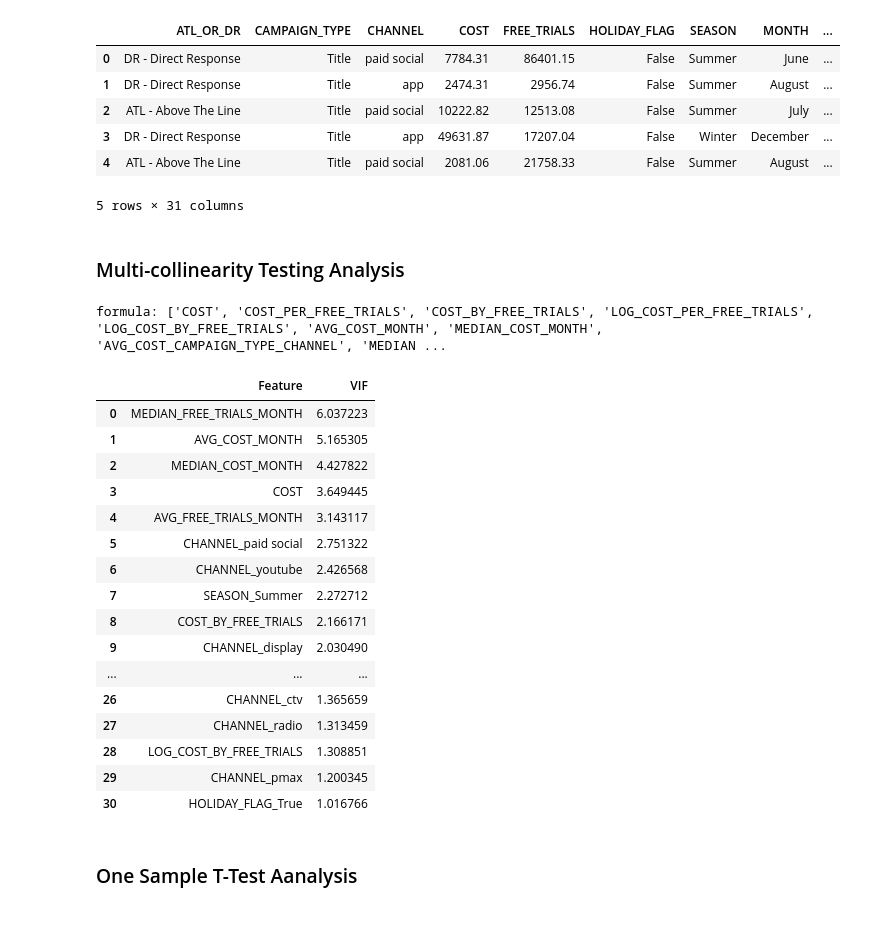
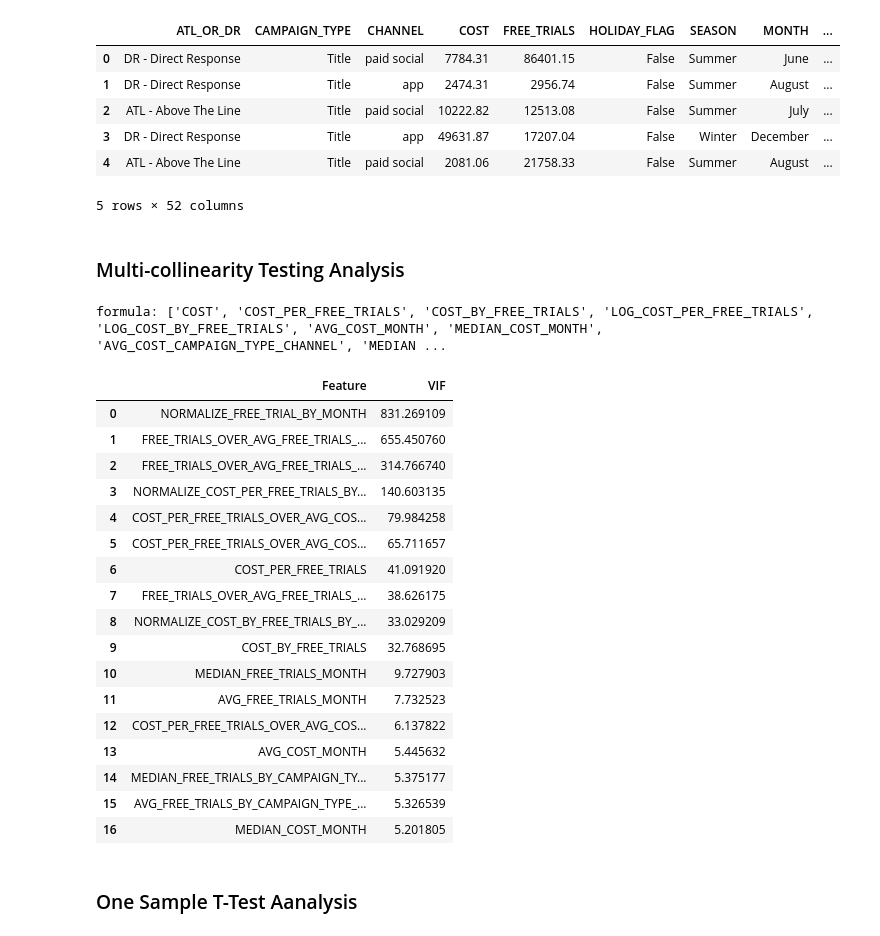
Before and after one commit to 11echeng/free-trial-analysis, a Jupyter notebook: notebooks/correlation_testing.ipynb, the cells around one changed output. Saved outputs shown, nothing was run; the diff lists cells and outputs as text; code cells hidden in the pictures.

Commit message:
rerun correlation testing

```diff
--- a/notebooks/correlation_testing.ipynb
+++ b/notebooks/correlation_testing.ipynb
@@ -19,7 +19,7 @@ from src.data_analysis.df_ttest_anova_analysis import run_one_sample_ttest, run_
 from src.data_analysis.df_multicollinearity_analysis import compute_vif
 from src.data_analysis.df_correlation_analysis import compute_correlations
 # %%
-df = get_data('featured_engineered_testing.csv', 'processed_data')
+df = get_data('featured_engineered_aggregations.csv', 'processed_data')
 df.head(5)
 # %% [output]
 |  | ATL_OR_DR | CAMPAIGN_TYPE | CHANNEL | COST | FREE_TRIALS | HOLIDAY_FLAG | SEASON | MONTH | ... |
@@ -28,51 +28,53 @@ df.head(5)
 | 2 | ATL - Above The Line | Title | paid social | 10222.82 | 12513.08 | False | Summer | July | ... |
 | 3 | DR - Direct Response | Title | app | 49631.87 | 17207.04 | False | Winter | December | ... |
 | 4 | ATL - Above The Line | Title | paid social | 2081.06 | 21758.33 | False | Summer | August | ... |
-5 rows × 31 columns
+5 rows × 52 columns
 # %% [markdown]
 ### Multi-collinearity Testing Analysis
 # %%
 # df.columns
 
 # X_df= df.drop(columns=['FREE_TRIALS', 'ATL_OR_DR_CAMPAIGN_TYPE', 'ATL_OR_DR_CAMPAIGN_TYPE_CHANNEL', 'ATL_OR_DR_CAMPAIGN_TYPE_CHANNEL_MONTH',
 #                          'ATL_OR_DR_CAMPAIGN_TYPE_MONTH', 'ATL_OR_DR_CHANNEL_MONTH', 'CAMPAIGN_TYPE_CHANNEL_MONTH', 'CAMPAIGN_TYPE_MONTH', 'CHANNEL_MONTH',
 #                            'LOG_FREE_TRIALS', 'ATL_OR_DR_MONTH'], axis=1)
 # X_df.columns
 #
 hashmap = categorize_columns(df)
 formula = hashmap['numerical']
 formula.remove('FREE_TRIALS')
 formula.remove('LOG_FREE_TRIALS')
 formula.remove('LOG_COST')
-formula.extend(['CHANNEL', 'HOLIDAY_FLAG', 'SEASON'])
+formula.extend(['CHANNEL', 'HOLIDAY_FLAG', 'SEASON']) #'CHANNEL'
 print("formula:", formula)
 temp_df = df[formula]
 vif_result = compute_vif(
     data=temp_df,
 )
 vif_result
 # '''
 # Try an aggregation calculation by Channel and month? So 2 group by's?
 # '''
+vif_result[(vif_result['VIF'] > 5) & (vif_result['VIF'] != float('inf'))]
 # %% [output]
 formula: ['COST', 'COST_PER_FREE_TRIALS', 'COST_BY_FREE_TRIALS', 'LOG_COST_PER_FREE_TRIALS', 'LOG_COST_BY_FREE_TRIALS', 'AVG_COST_MONTH', 'MEDIAN_COST_MONTH', 'AVG_COST_CAMPAIGN_TYPE_CHANNEL', 'MEDIAN ...
 |  | Feature | VIF |
-| 0 | MEDIAN_FREE_TRIALS_MONTH | 6.037223 |
-| 1 | AVG_COST_MONTH | 5.165305 |
-| 2 | MEDIAN_COST_MONTH | 4.427822 |
-| 3 | COST | 3.649445 |
-| 4 | AVG_FREE_TRIALS_MONTH | 3.143117 |
-| 5 | CHANNEL_paid social | 2.751322 |
-| 6 | CHANNEL_youtube | 2.426568 |
-| 7 | SEASON_Summer | 2.272712 |
-| 8 | COST_BY_FREE_TRIALS | 2.166171 |
-| 9 | CHANNEL_display | 2.030490 |
-| ... | ... | ... |
-| 26 | CHANNEL_ctv | 1.365659 |
-| 27 | CHANNEL_radio | 1.313459 |
-| 28 | LOG_COST_BY_FREE_TRIALS | 1.308851 |
-| 29 | CHANNEL_pmax | 1.200345 |
-| 30 | HOLIDAY_FLAG_True | 1.016766 |
+| 0 | NORMALIZE_FREE_TRIAL_BY_MONTH | 831.269109 |
+| 1 | FREE_TRIALS_OVER_AVG_FREE_TRIALS_... | 655.450760 |
+| 2 | FREE_TRIALS_OVER_AVG_FREE_TRIALS_... | 314.766740 |
+| 3 | NORMALIZE_COST_PER_FREE_TRIALS_BY... | 140.603135 |
+| 4 | COST_PER_FREE_TRIALS_OVER_AVG_COS... | 79.984258 |
+| 5 | COST_PER_FREE_TRIALS_OVER_AVG_COS... | 65.711657 |
+| 6 | COST_PER_FREE_TRIALS | 41.091920 |
+| 7 | FREE_TRIALS_OVER_AVG_FREE_TRIALS_... | 38.626175 |
+| 8 | NORMALIZE_COST_BY_FREE_TRIALS_BY_... | 33.029209 |
+| 9 | COST_BY_FREE_TRIALS | 32.768695 |
+| 10 | MEDIAN_FREE_TRIALS_MONTH | 9.727903 |
+| 11 | AVG_FREE_TRIALS_MONTH | 7.732523 |
+| 12 | COST_PER_FREE_TRIALS_OVER_AVG_COS... | 6.137822 |
+| 13 | AVG_COST_MONTH | 5.445632 |
+| 14 | MEDIAN_FREE_TRIALS_BY_CAMPAIGN_TY... | 5.375177 |
+| 15 | AVG_FREE_TRIALS_BY_CAMPAIGN_TYPE_... | 5.326539 |
+| 16 | MEDIAN_COST_MONTH | 5.201805 |
 # %% [markdown]
 ### One Sample T-Test Aanalysis
 # %%
```
Also changed, not shown: parts of 2 cells of this notebook, 2 other files.
